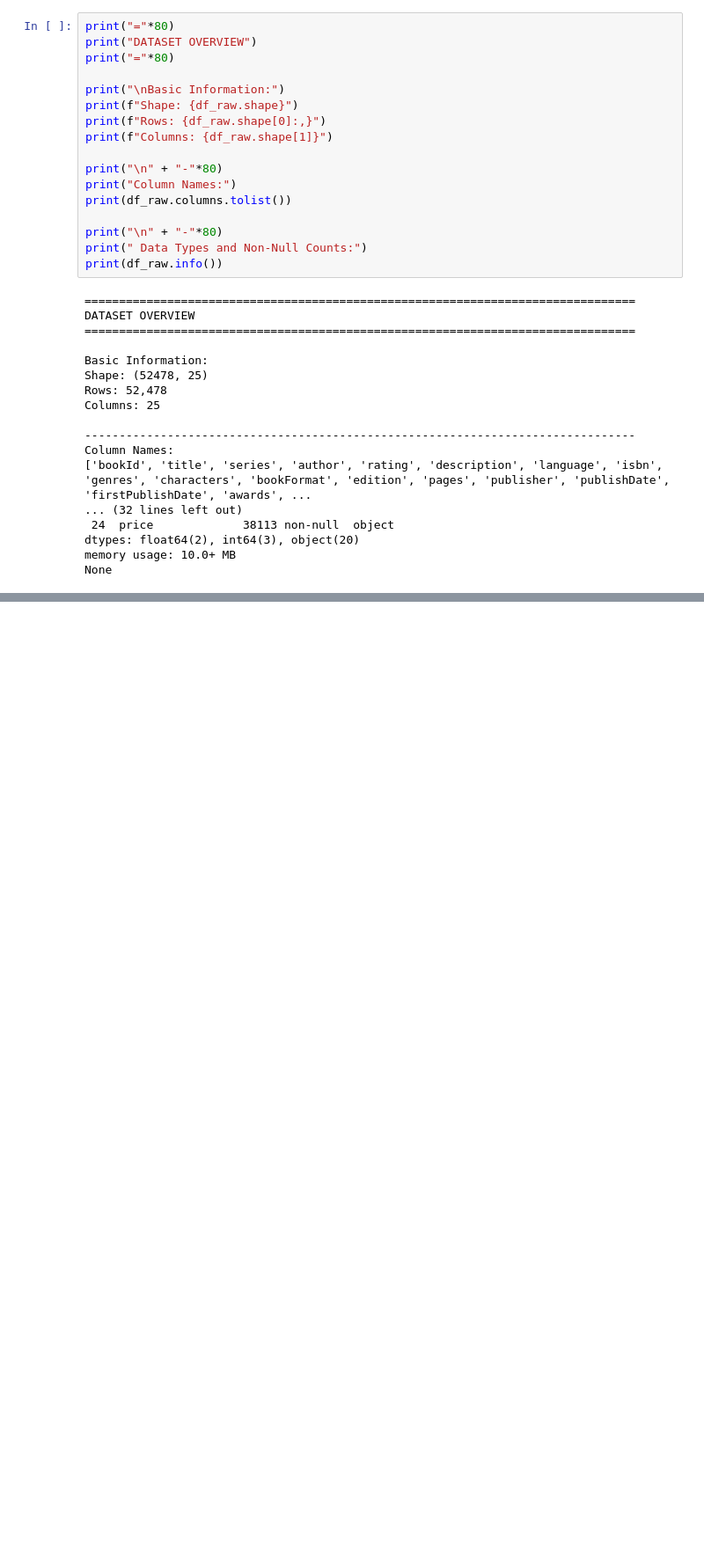
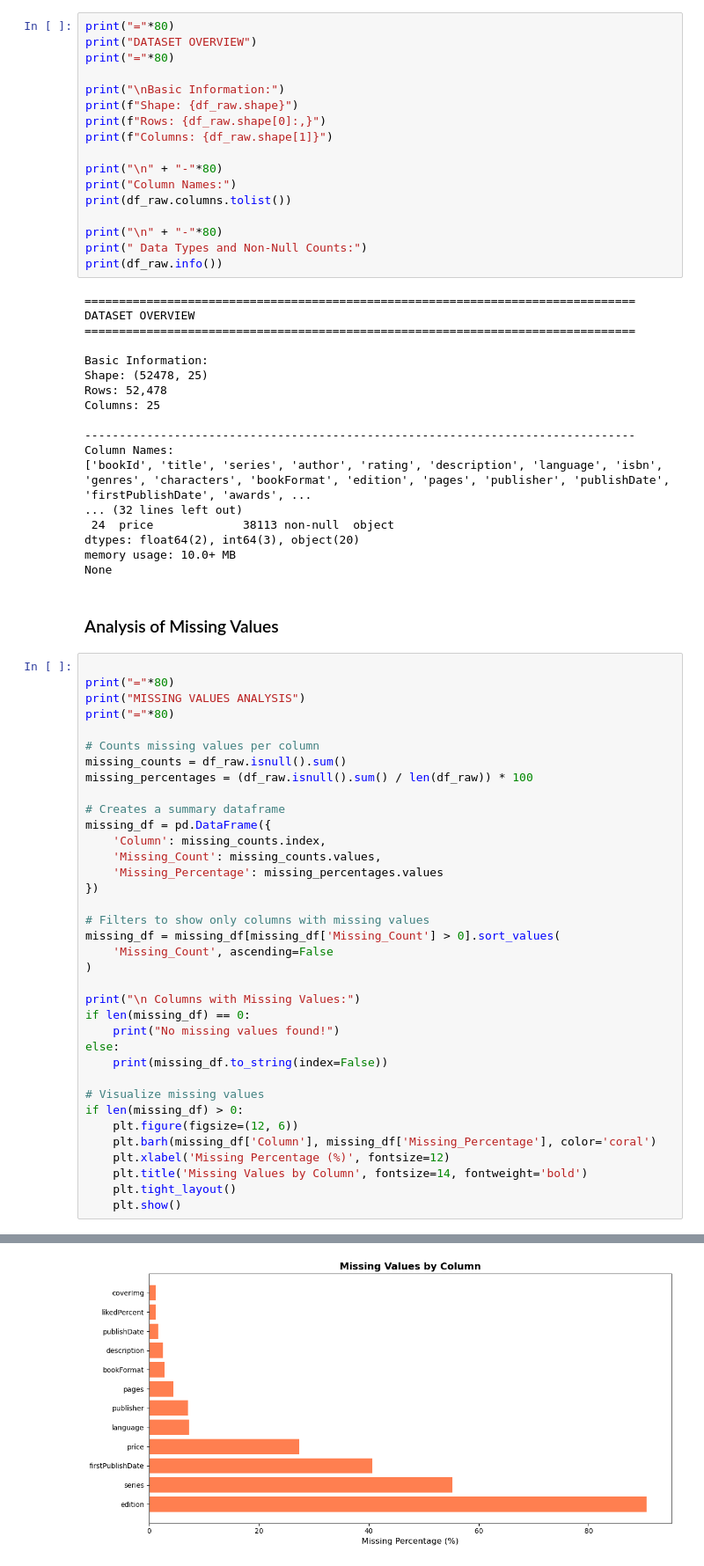
Before and after one commit to subnirdesh/book_genre_classification, a Jupyter notebook: notebooks/01_data_cleaning.ipynb, the cells around one changed output, grey strips where cells are left out. Shown at 88% size. Drawn from its saved outputs; the diff is of its cells as text; blank space fills up the shorter version.

```diff
--- a/notebooks/01_data_cleaning.ipynb
+++ b/notebooks/01_data_cleaning.ipynb
@@ -51,3 +56,42 @@ Column Names:
 dtypes: float64(2), int64(3), object(20)
 memory usage: 10.0+ MB
 None
+# %% [markdown]
+### Analysis of Missing Values
+# %%
+
+print("="*80)
+print("MISSING VALUES ANALYSIS")
+print("="*80)
+
+# Counts missing values per column
+missing_counts = df_raw.isnull().sum()
+missing_percentages = (df_raw.isnull().sum() / len(df_raw)) * 100
+
+# Creates a summary dataframe
+missing_df = pd.DataFrame({
+    'Column': missing_counts.index,
+    'Missing_Count': missing_counts.values,
+    'Missing_Percentage': missing_percentages.values
+})
+
+# Filters to show only columns with missing values
+missing_df = missing_df[missing_df['Missing_Count'] > 0].sort_values(
+    'Missing_Count', ascending=False
+)
+
+print("\n Columns with Missing Values:")
+if len(missing_df) == 0:
+    print("No missing values found!")
+else:
+    print(missing_df.to_string(index=False))
+
+# Visualize missing values
+if len(missing_df) > 0:
+    plt.figure(figsize=(12, 6))
+    plt.barh(missing_df['Column'], missing_df['Missing_Percentage'], color='coral')
+    plt.xlabel('Missing Percentage (%)', fontsize=12)
+    plt.title('Missing Values by Column', fontsize=14, fontweight='bold')
+    plt.tight_layout()
+    plt.show()
+# %% [output]
@@ -53,0 +116 @@ None
+[figure, added]
```
Also changed, not shown: parts of 26 cells of this notebook, 5 other files.
